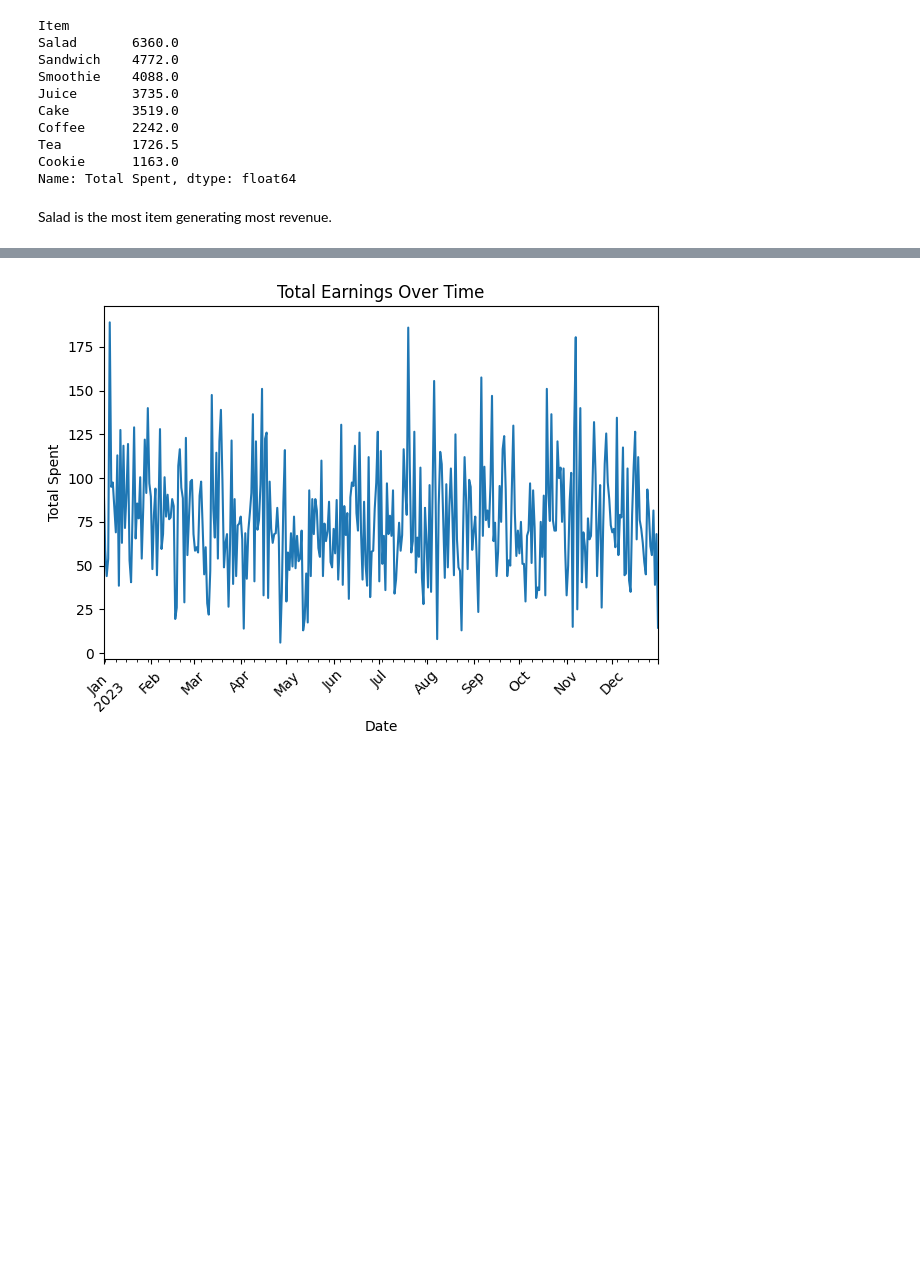
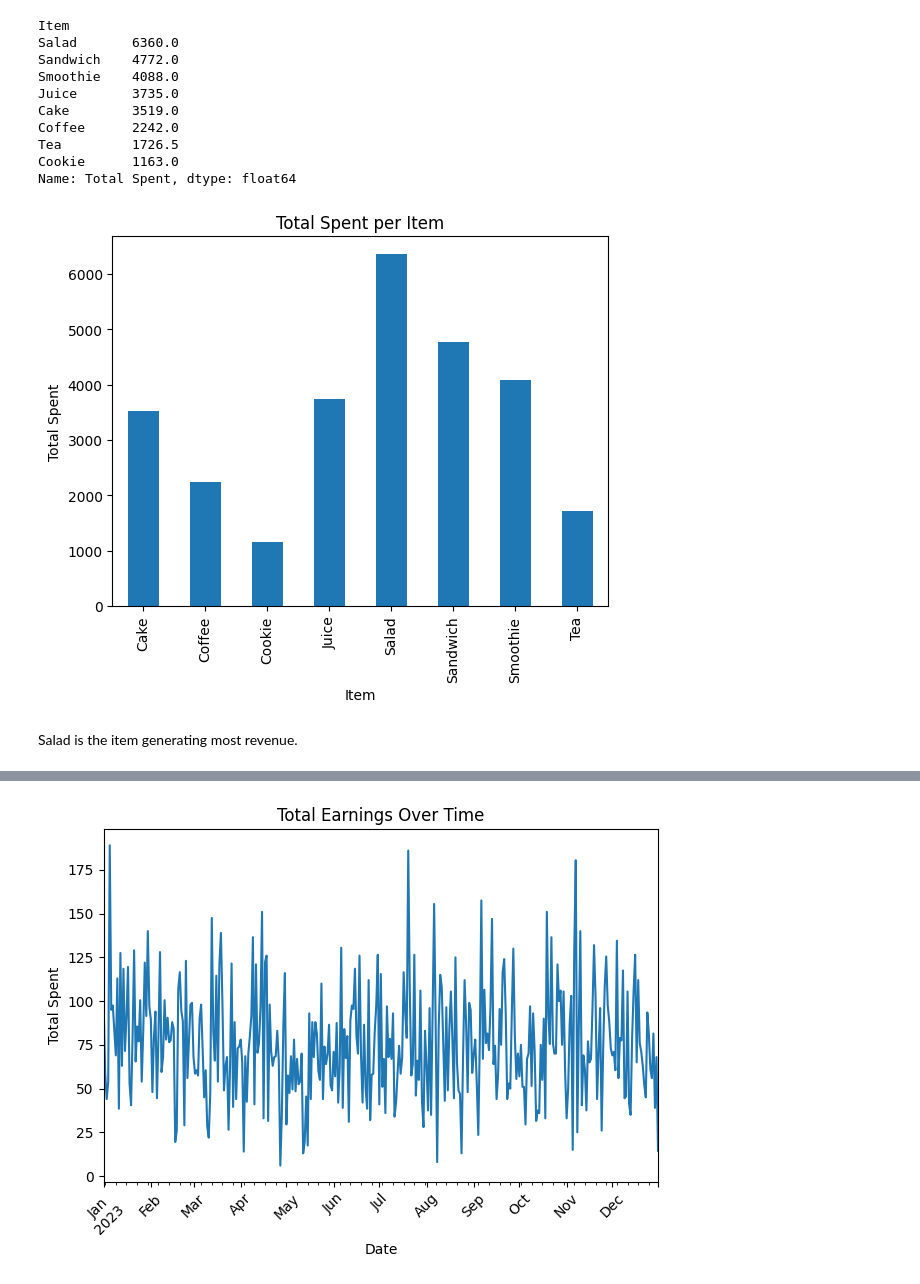
Before and after one commit to v-llnetv-ca/sales-dashboard, a Jupyter notebook: eda.ipynb, the cells around one changed output, grey strips where cells are left out. Cells and saved outputs as stored; diff of their text form; code cells hidden in the pictures; blank space fills up the shorter version.

```diff
--- a/eda.ipynb
+++ b/eda.ipynb
@@ -43,10 +44,15 @@ Name: Total Spent, dtype: float64
 # %%
 #Plotting total spent per item on bar chart
 
-fig = px.bar(df.groupby("Item", as_index=False)["Total Spent"].sum(), x = "Item", y="Total Spent", title = "Total Spent per Item")
-fig.show(renderer = "browser")
+df.groupby("Item")["Total Spent"].sum().plot(kind="bar")
+plt.xlabel("Item")
+plt.ylabel("Total Spent")
+plt.title("Total Spent per Item")
+plt.show()
+# %% [output]
+[figure, added]
 # %% [markdown]
-Salad is the most item generating most revenue.
+Salad is the item generating most revenue.
 # %%
 #Plotting common payment methods on pie chart
 
```
Also changed, not shown: parts of 8 cells of this notebook, 1 other file.
